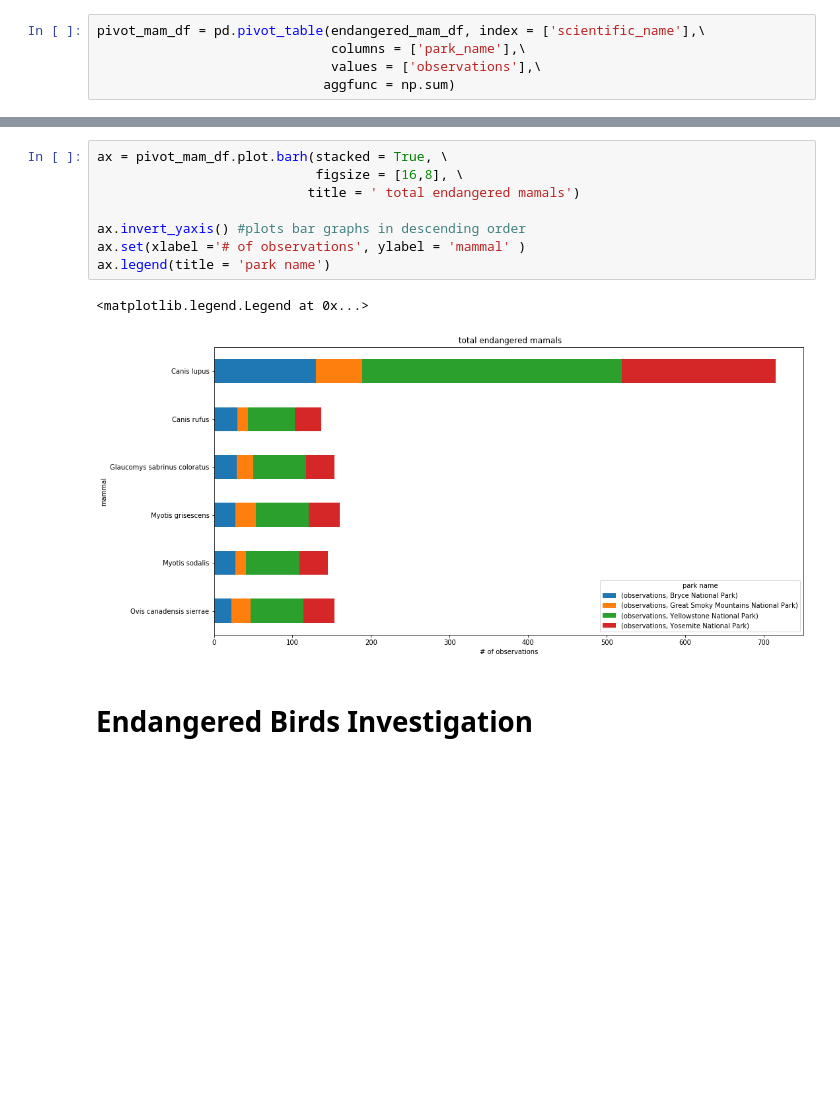
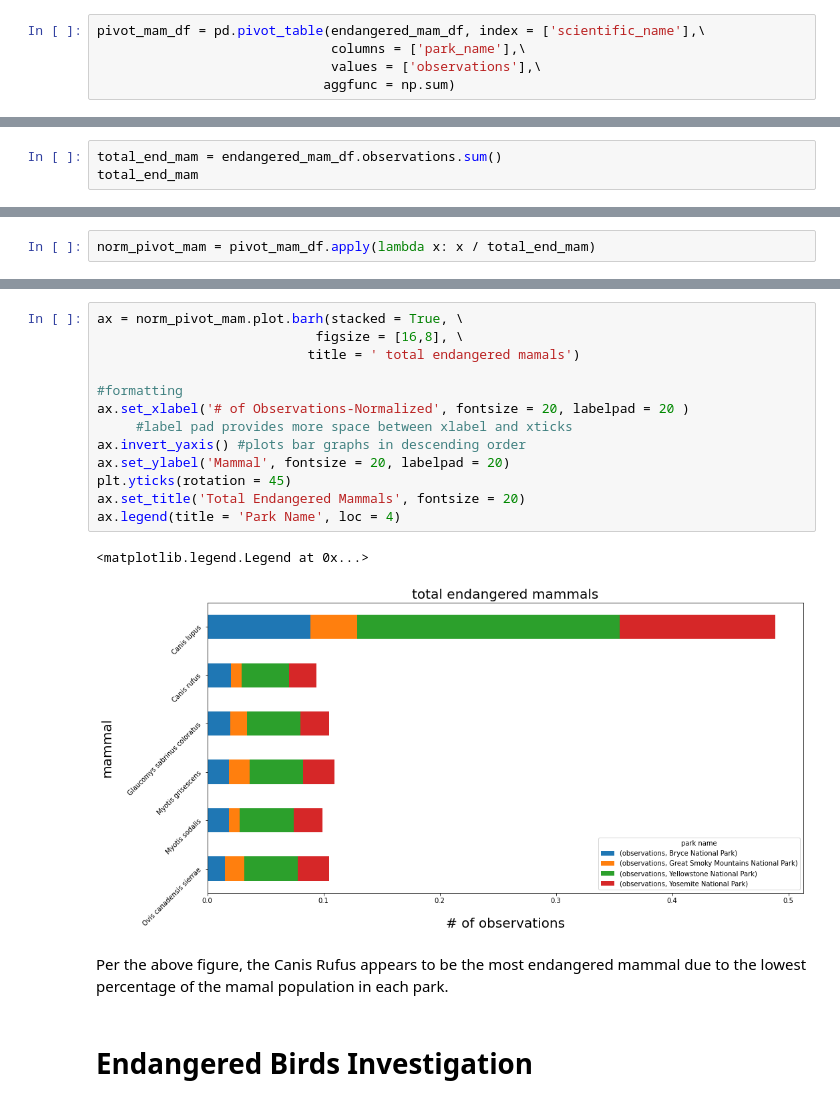
Before and after one commit to sauyeung92/Biodiversity_Capstone, a Jupyter notebook: biodiversity.ipynb, the cells around one changed output, grey strips where cells are left out. Drawn from its saved outputs; the diff is of its cells as text; blank space fills up the shorter version.

```diff
--- a/biodiversity.ipynb
+++ b/biodiversity.ipynb
@@ -281,3 +322,6 @@ pivot_mam_df
 | Myotis grisescens | 27 | 26 | 68 | 39 |
 | Myotis sodalis | 27 | 14 | 68 | 36 |
 | Ovis canadensis sierrae | 22 | 25 | 67 | 39 |
+# %%
+total_end_mam = endangered_mam_df.observations.sum()
+total_end_mam
@@ -283,0 +330,2 @@ pivot_mam_df
+# %%
+norm_pivot_mam = pivot_mam_df.apply(lambda x: x / total_end_mam)
@@ -284,14 +344,21 @@ pivot_mam_df
 # %%
-ax = pivot_mam_df.plot.barh(stacked = True, \
+ax = norm_pivot_mam.plot.barh(stacked = True, \
                             figsize = [16,8], \
                            title = ' total endangered mamals')
 
+#formatting
+ax.set_xlabel('# of Observations-Normalized', fontsize = 20, labelpad = 20 )
+     #label pad provides more space between xlabel and xticks
 ax.invert_yaxis() #plots bar graphs in descending order
-ax.set(xlabel ='# of observations', ylabel = 'mammal' )
-ax.legend(title = 'park name')
+ax.set_ylabel('Mammal', fontsize = 20, labelpad = 20)
+plt.yticks(rotation = 45)
+ax.set_title('Total Endangered Mammals', fontsize = 20)
+ax.legend(title = 'Park Name', loc = 4)
 # %% [output]
 <matplotlib.legend.Legend at 0x...>
-[figure, old version]
+[figure, new version]
+# %% [markdown]
+Per the above figure, the Canis Rufus appears to be the most endangered mammal due to the lowest percentage of the mamal population in each park.
 # %% [markdown]
 # Endangered Birds Investigation
 # %%
```
Also changed, not shown: parts of 27 cells of this notebook.
